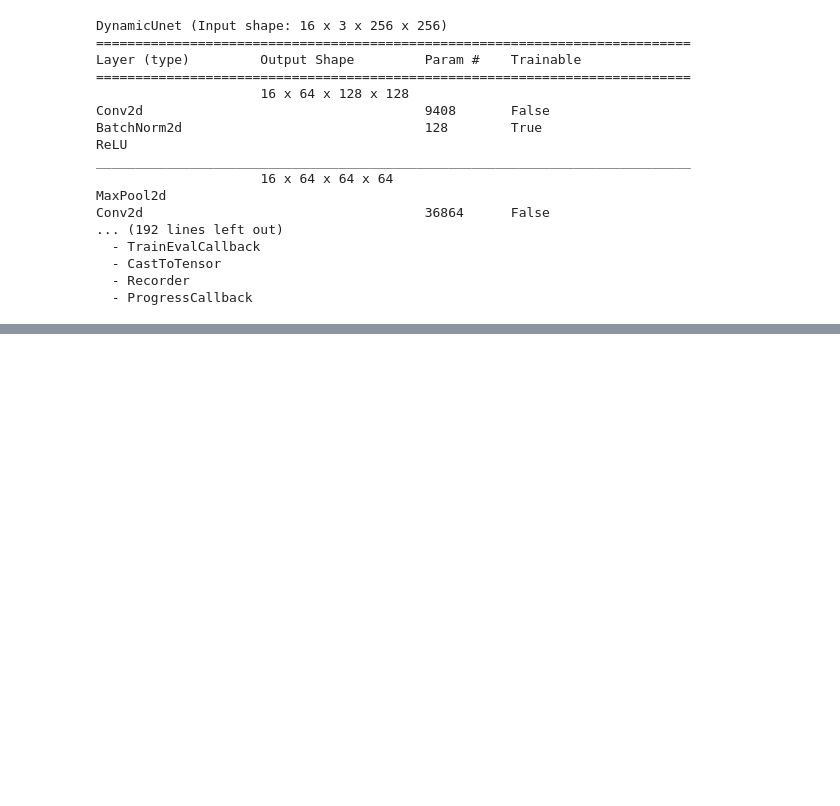
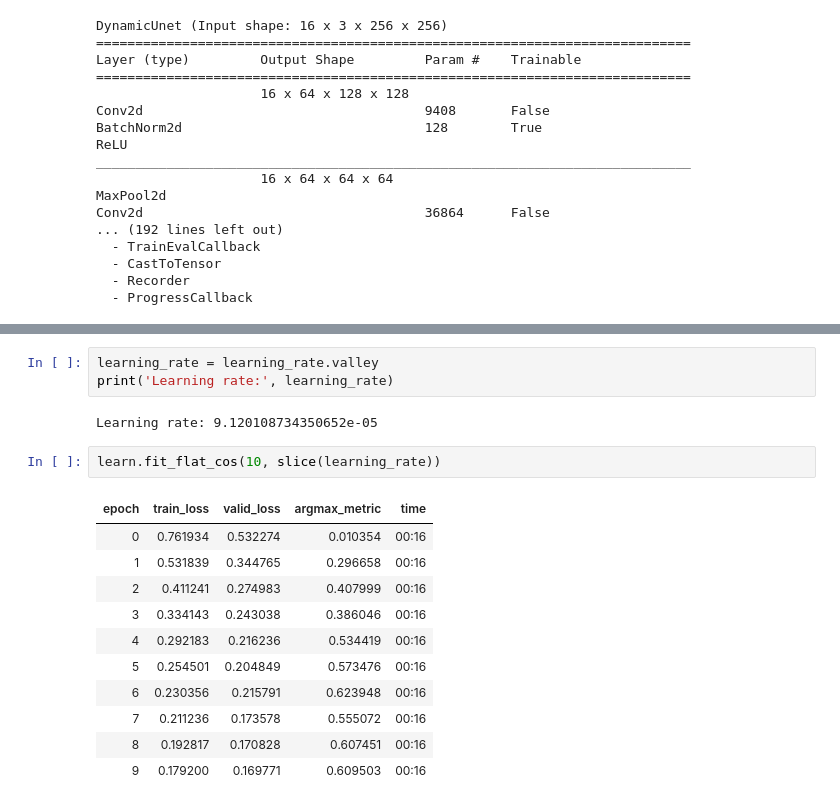
Before and after one commit to imharrisonking/rooftop-segmentation, a Jupyter notebook: training.ipynb, the cells around one changed output, grey strips where cells are left out. Cells and saved outputs as stored; diff of their text form; blank space fills up the shorter version.

```diff
--- a/training.ipynb
+++ b/training.ipynb
@@ -269,0 +391,19 @@ SuggestedLRs(valley=0.0030199517495930195)
+# %%
+learning_rate = learning_rate.valley
+print('Learning rate:', learning_rate)
+# %% [output]
+Learning rate: 9.120108734350652e-05
+# %%
+learn.fit_flat_cos(10, slice(learning_rate))
+# %% [output]
+| epoch | train_loss | valid_loss | argmax_metric | time |
+| 0 | 0.761934 | 0.532274 | 0.010354 | 00:16 |
+| 1 | 0.531839 | 0.344765 | 0.296658 | 00:16 |
+| 2 | 0.411241 | 0.274983 | 0.407999 | 00:16 |
+| 3 | 0.334143 | 0.243038 | 0.386046 | 00:16 |
+| 4 | 0.292183 | 0.216236 | 0.534419 | 00:16 |
+| 5 | 0.254501 | 0.204849 | 0.573476 | 00:16 |
+| 6 | 0.230356 | 0.215791 | 0.623948 | 00:16 |
+| 7 | 0.211236 | 0.173578 | 0.555072 | 00:16 |
+| 8 | 0.192817 | 0.170828 | 0.607451 | 00:16 |
+| 9 | 0.179200 | 0.169771 | 0.609503 | 00:16 |
```
Also changed, not shown: parts of 17 cells of this notebook.
